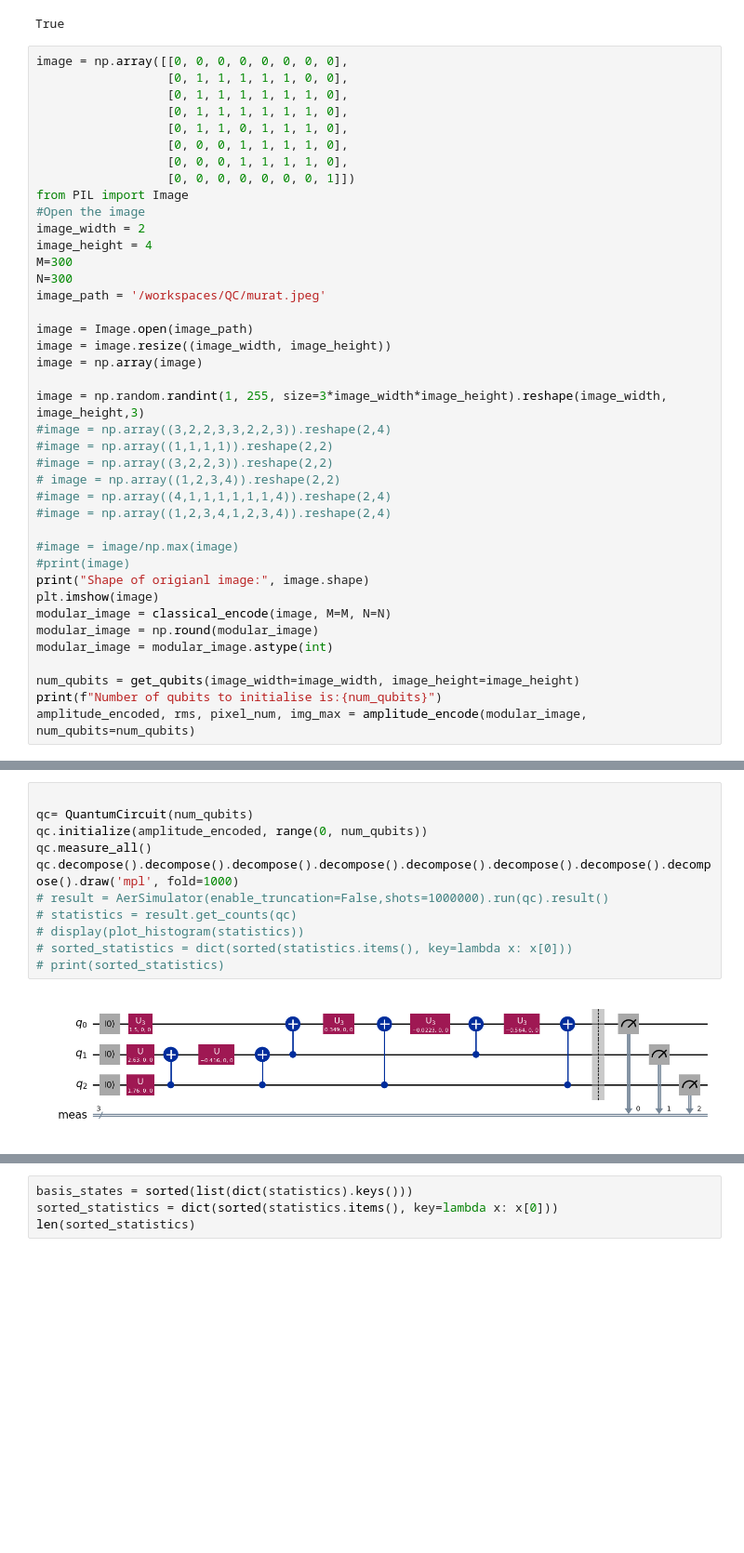
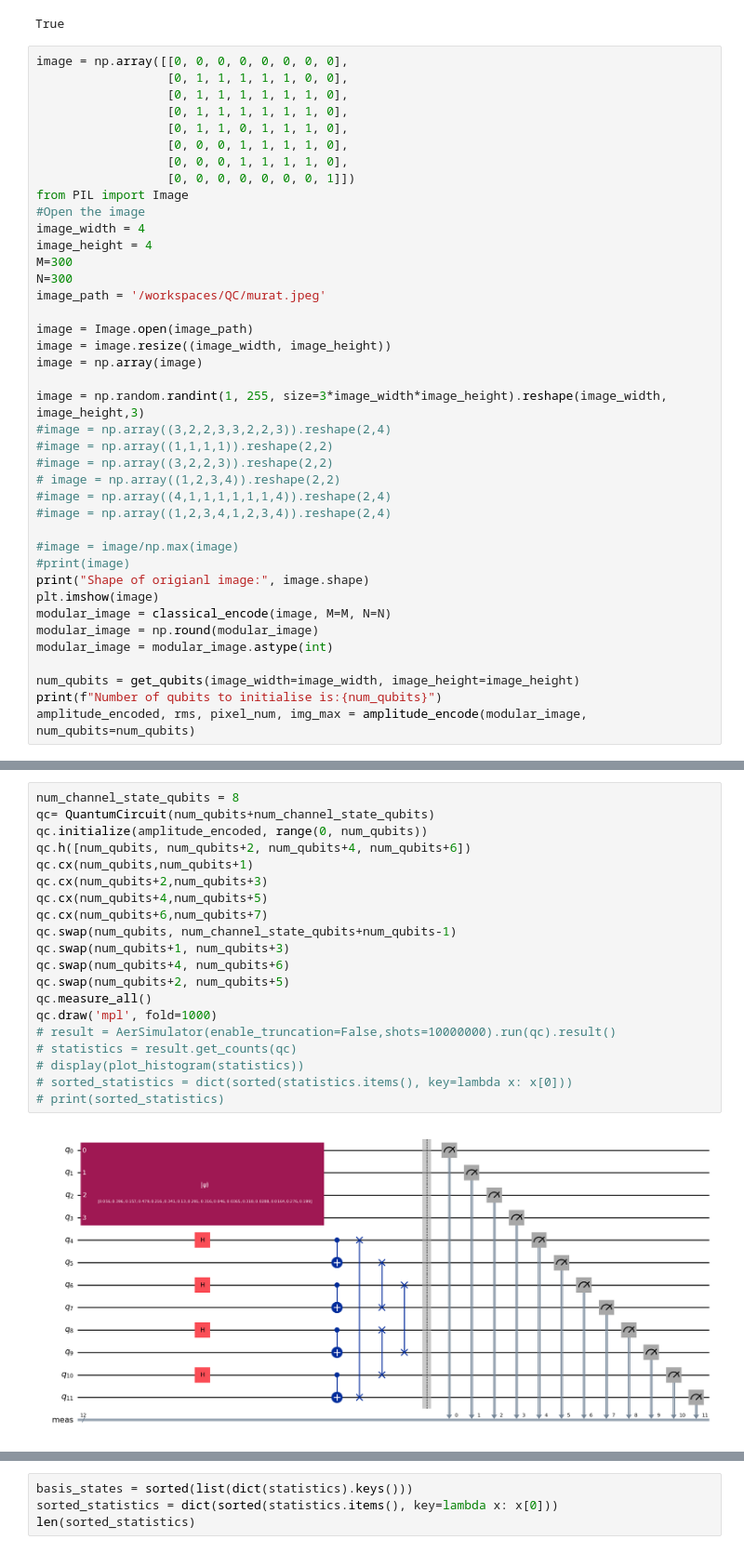
Before and after one commit to el-dAna/QC, a Jupyter notebook: hacathons/image_encoding.ipynb, the cells around one changed output, grey strips where cells are left out. Shown at 93% size. Cells and saved outputs as stored; diff of their text form; blank space fills up the shorter version.

```diff
--- a/hacathons/image_encoding.ipynb
+++ b/hacathons/image_encoding.ipynb
@@ -124,7 +126,7 @@ image = np.array([[0, 0, 0, 0, 0, 0, 0, 0],
                   [0, 0, 0, 0, 0, 0, 0, 1]])
 from PIL import Image
 #Open the image
-image_width = 2
+image_width = 4
 image_height = 4
 M=300
 N=300
@@ -166,16 +168,25 @@ Number of zeros to append= 0
 # %%
-
-qc= QuantumCircuit(num_qubits)
+num_channel_state_qubits = 8
+qc= QuantumCircuit(num_qubits+num_channel_state_qubits)
 qc.initialize(amplitude_encoded, range(0, num_qubits))
+qc.h([num_qubits, num_qubits+2, num_qubits+4, num_qubits+6])
+qc.cx(num_qubits,num_qubits+1)
+qc.cx(num_qubits+2,num_qubits+3)
+qc.cx(num_qubits+4,num_qubits+5)
+qc.cx(num_qubits+6,num_qubits+7)
+qc.swap(num_qubits, num_channel_state_qubits+num_qubits-1)
+qc.swap(num_qubits+1, num_qubits+3)
+qc.swap(num_qubits+4, num_qubits+6)
+qc.swap(num_qubits+2, num_qubits+5)
 qc.measure_all()
-qc.decompose().decompose().decompose().decompose().decompose().decompose().decompose().decompose().draw('mpl', fold=1000)
-# result = AerSimulator(enable_truncation=False,shots=1000000).run(qc).result()
+qc.draw('mpl', fold=1000)
+# result = AerSimulator(enable_truncation=False,shots=10000000).run(qc).result()
 # statistics = result.get_counts(qc)
 # display(plot_histogram(statistics))
 # sorted_statistics = dict(sorted(statistics.items(), key=lambda x: x[0]))
 # print(sorted_statistics)
 # %% [output]
-[figure, old version]
+[figure, new version]
 # %%
 amplitude_encoded
 # %% [output]
```
Also changed, not shown: parts of 9 cells of this notebook.
